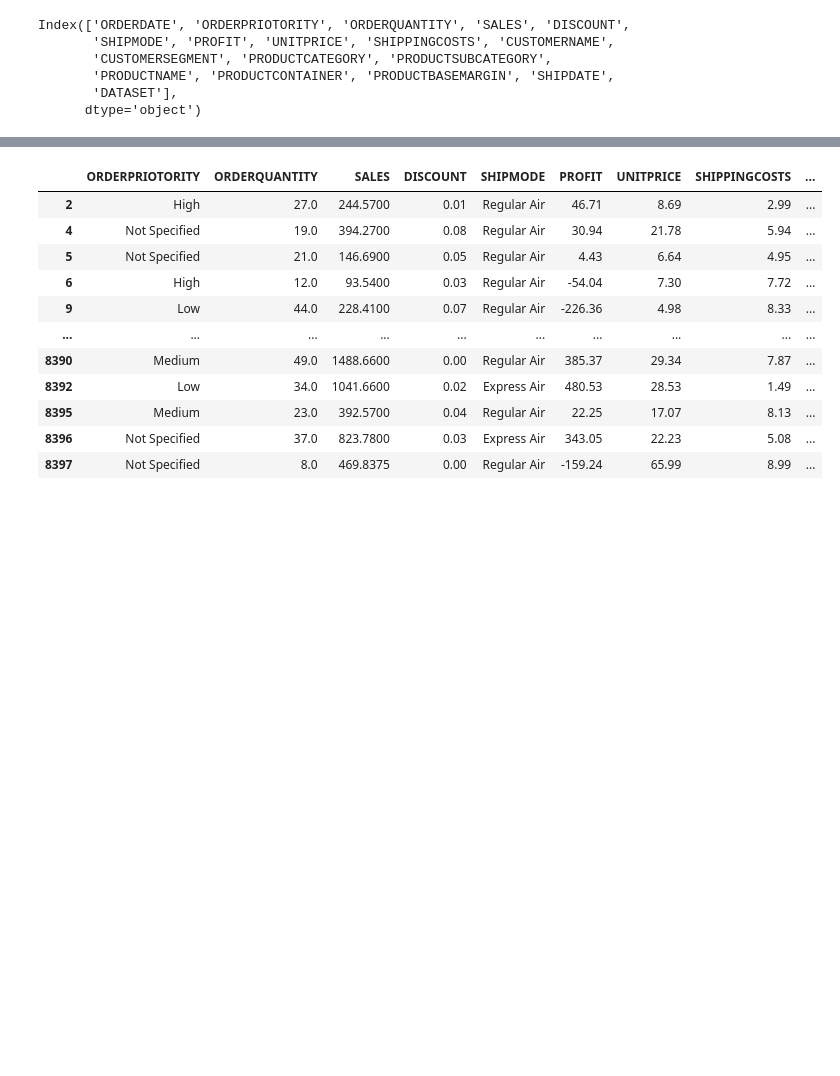
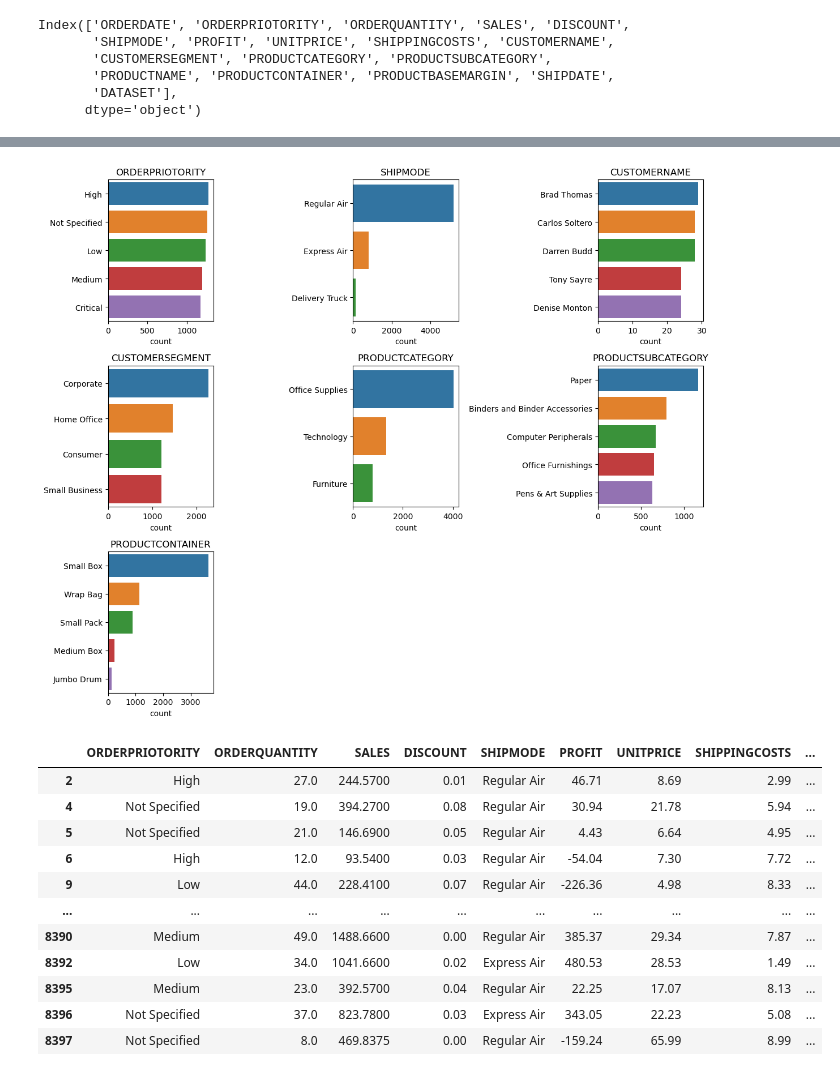
Before and after one commit to MarkPhamm/ML-Deliverable, a Jupyter notebook: Person_3/Customer_regression_model.ipynb, the cells around one changed output, grey strips where cells are left out. Drawn from its saved outputs; the diff is of its cells as text; code cells hidden in the pictures; blank space fills up the shorter version.

```diff
--- a/Person_3/Customer_regression_model.ipynb
+++ b/Person_3/Customer_regression_model.ipynb
@@ -58,3 +89,16 @@ Index(['ORDERDATE', 'ORDERPRIOTORITY', 'ORDERQUANTITY', 'SALES', 'DISCOUNT',
+# %%
+# 5. Categorical Variables Analysis
+categorical_columns = ['ORDERPRIOTORITY', 'SHIPMODE', 'CUSTOMERNAME', 'CUSTOMERSEGMENT', 'PRODUCTCATEGORY', 'PRODUCTSUBCATEGORY', 'PRODUCTCONTAINER']
+plt.figure(figsize=(12, 10))
+for i, col in enumerate(categorical_columns, 1):
+    plt.subplot(3, 3, i)
+    sns.countplot(y=col, data=df, order=df[col].value_counts().index[:5])
+    plt.title(col)
+    plt.ylabel("")
+plt.tight_layout()
+plt.show()
+# %% [output]
+[figure, added]
 # %%
 df.drop(columns = 'ORDERDATE')
 # %% [output]
```
Also changed, not shown: parts of 7 cells of this notebook, 5 other files.
